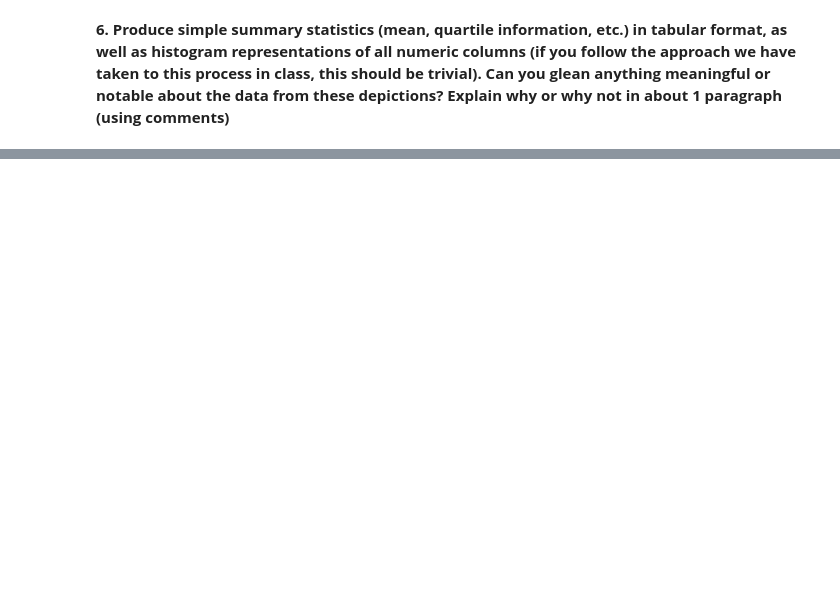
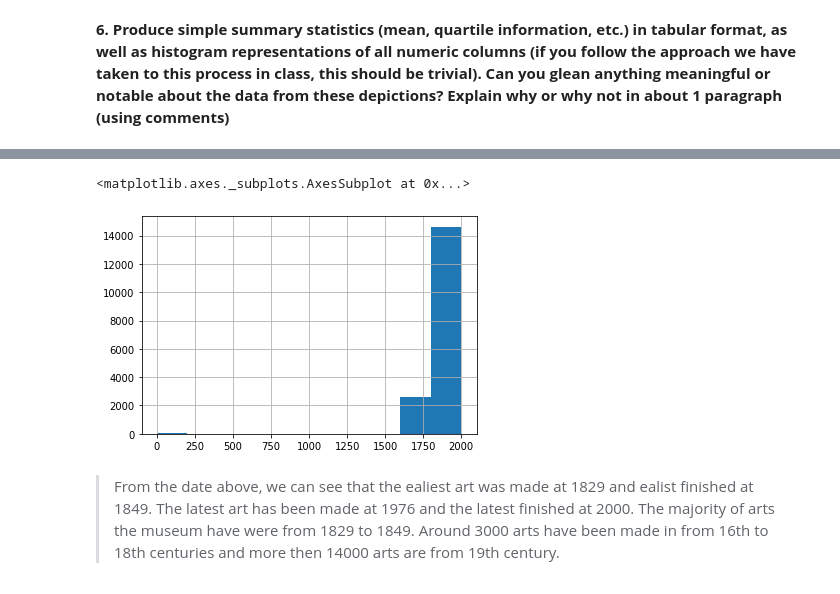
Before and after one commit to DSNortsev/CSE590-PythonAndDataAnalytics, a Jupyter notebook: Mid-term/Mid-term.ipynb, the cells around one changed output, grey strips where cells are left out. Drawn from its saved outputs; the diff is of its cells as text; code cells hidden in the pictures; blank space fills up the shorter version.

```diff
--- a/Mid-term/Mid-term.ipynb
+++ b/Mid-term/Mid-term.ipynb
@@ -141,0 +318,8 @@ ii. For the missing values, substitute the most common value (if more than one a
+# %%
+df['Object End Date'].hist()
+# %% [output]
+<matplotlib.axes._subplots.AxesSubplot at 0x...>
+[figure, added]
+# %% [markdown]
+>From the date above, we can see that the ealiest art was made at 1829 and ealist finished at 1849.  The latest art has been made at 1976 and the latest finished at 2000. The majority of arts the museum have were from 1829 to 1849.
+Around 3000 arts have been made in from 16th to 18th centuries and more then 14000 arts are from 19th century.
```
Also changed, not shown: parts of 17 cells of this notebook.
